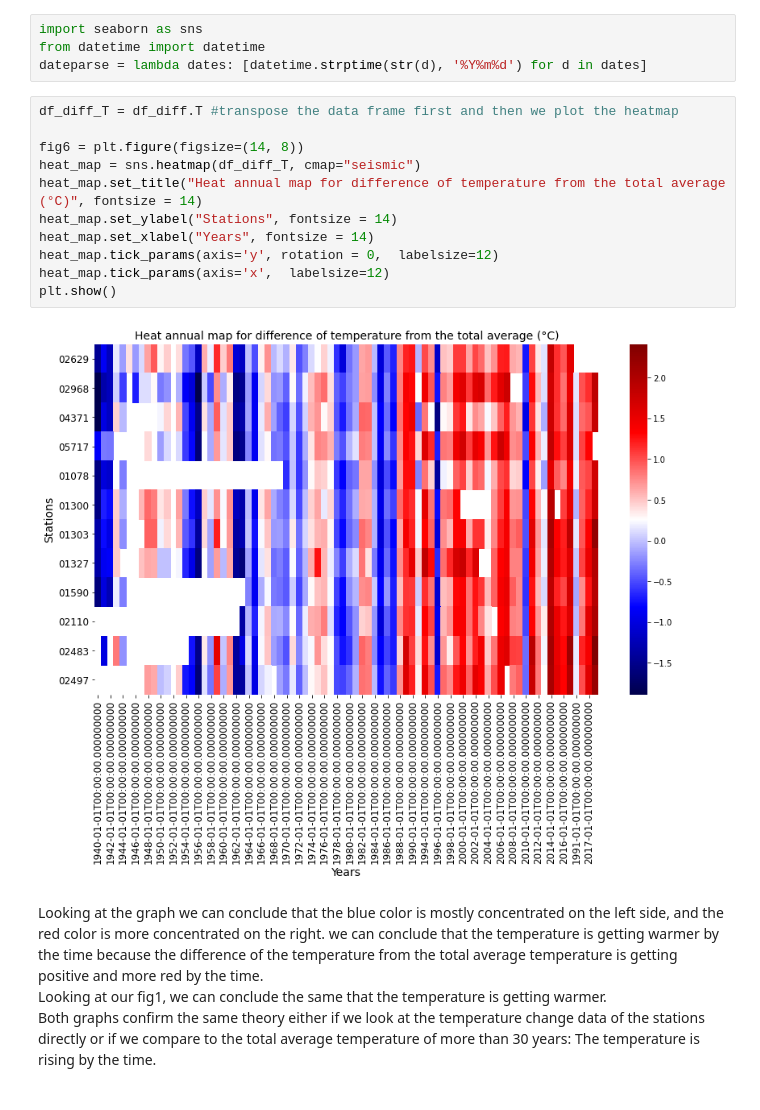
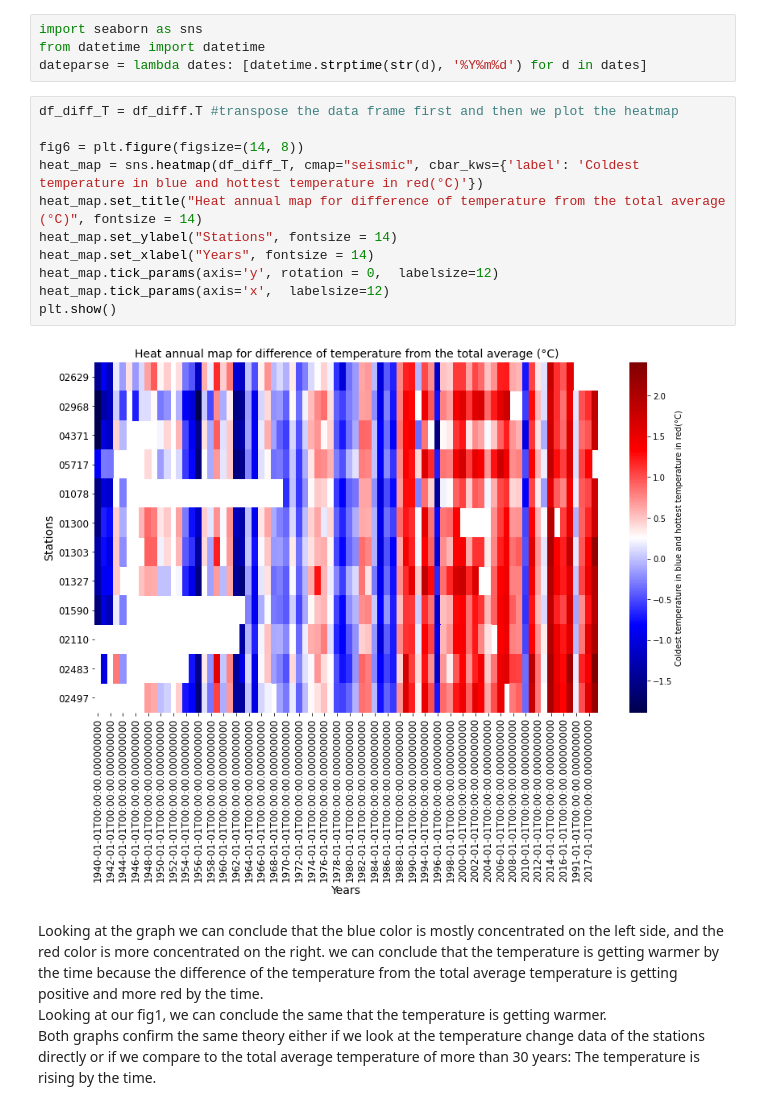
Before and after one commit to ziadhelou1/EE_2.06_SciProg_SS2021_Exam_Group_2H, a Jupyter notebook: Task02/Task02_Temperature.ipynb, the cells around one changed output. Saved outputs shown, nothing was run; the diff lists cells and outputs as text.

```diff
--- a/Task02/Task02_Temperature.ipynb
+++ b/Task02/Task02_Temperature.ipynb
@@ -679,16 +679,16 @@ dateparse = lambda dates: [datetime.strptime(str(d), '%Y%m%d') for d in dates]
 # %%
 df_diff_T = df_diff.T #transpose the data frame first and then we plot the heatmap
 
 fig6 = plt.figure(figsize=(14, 8))
-heat_map = sns.heatmap(df_diff_T, cmap="seismic")
+heat_map = sns.heatmap(df_diff_T, cmap="seismic", cbar_kws={'label': 'Coldest temperature in blue and hottest temperature in red(°C)'})
 heat_map.set_title("Heat annual map for difference of temperature from the total average (°C)", fontsize = 14)
 heat_map.set_ylabel("Stations", fontsize = 14)
 heat_map.set_xlabel("Years", fontsize = 14)
 heat_map.tick_params(axis='y', rotation = 0,  labelsize=12)
 heat_map.tick_params(axis='x',  labelsize=12)
 plt.show()
 # %% [output]
-[figure, old version]
+[figure, new version]
 # %% [markdown]
 Looking at the graph we can conclude that the blue color is mostly concentrated on the left side, and the red color is more concentrated on the right. we can conclude that the temperature is getting warmer by the time because the difference of the temperature from the total average temperature is getting positive and more red by the time.<br>
 Looking at our fig1, we can conclude the same that the temperature is getting warmer.<br>
```
